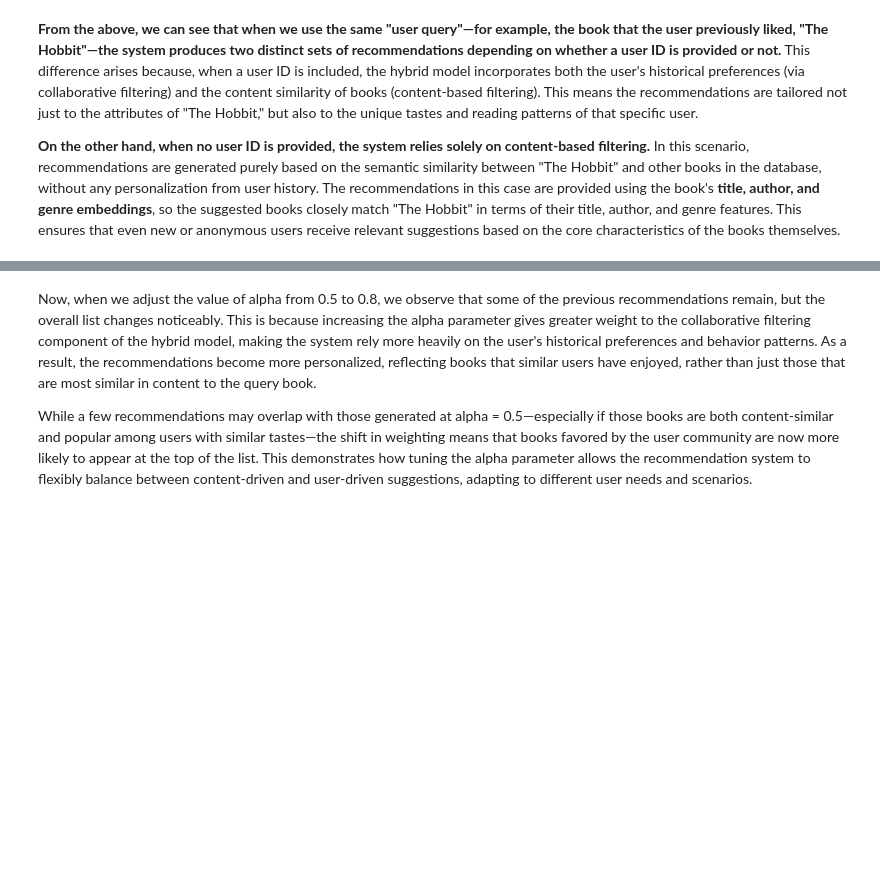
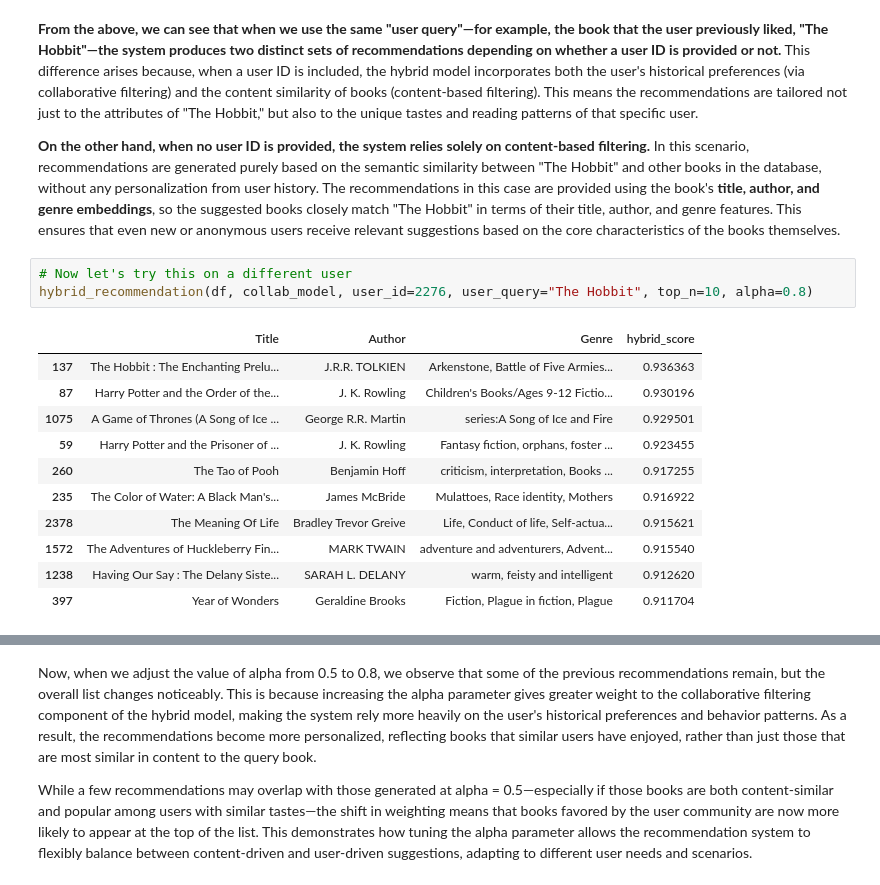
Before and after one commit to MiliThakrar/Book-Recommendations, a Jupyter notebook: notebooks/4. Advance Modeling.ipynb, the cells around one changed output, grey strips where cells are left out. Saved outputs shown, nothing was run; the diff lists cells and outputs as text; blank space fills up the shorter version.

```diff
--- a/notebooks/4. Advance Modeling.ipynb
+++ b/notebooks/4. Advance Modeling.ipynb
@@ -711,4 +752,19 @@ hybrid_recommendation(df, collab_model, user_id='8', user_query="The Hobbit", to
 **From the above, we can see that when we use the same "user query"—for example, the book that the user previously liked, "The Hobbit"—the system produces two distinct sets of recommendations depending on whether a user ID is provided or not.** This difference arises because, when a user ID is included, the hybrid model incorporates both the user's historical preferences (via collaborative filtering) and the content similarity of books (content-based filtering). This means the recommendations are tailored not just to the attributes of "The Hobbit," but also to the unique tastes and reading patterns of that specific user.
 
 **On the other hand, when no user ID is provided, the system relies solely on content-based filtering.** In this scenario, recommendations are generated purely based on the semantic similarity between "The Hobbit" and other books in the database, without any personalization from user history. The recommendations in this case are provided using the book's **title, author, and genre embeddings**, so the suggested books closely match "The Hobbit" in terms of their title, author, and genre features. This ensures that even new or anonymous users receive relevant suggestions based on the core characteristics of the books themselves.
+# %%
+# Now let's try this on a different user
+hybrid_recommendation(df, collab_model, user_id=2276, user_query="The Hobbit", top_n=10, alpha=0.8)
+# %% [output]
+|  | Title | Author | Genre | hybrid_score |
+| 137 | The Hobbit : The Enchanting Prelu... | J.R.R. TOLKIEN | Arkenstone, Battle of Five Armies... | 0.936363 |
+| 87 | Harry Potter and the Order of the... | J. K. Rowling | Children's Books/Ages 9-12 Fictio... | 0.930196 |
+| 1075 | A Game of Thrones (A Song of Ice ... | George R.R. Martin | series:A Song of Ice and Fire | 0.929501 |
+| 59 | Harry Potter and the Prisoner of ... | J. K. Rowling | Fantasy fiction, orphans, foster ... | 0.923455 |
+| 260 | The Tao of Pooh | Benjamin Hoff | criticism, interpretation, Books ... | 0.917255 |
+| 235 | The Color of Water: A Black Man's... | James McBride | Mulattoes, Race identity, Mothers | 0.916922 |
+| 2378 | The Meaning Of Life | Bradley Trevor Greive | Life, Conduct of life, Self-actua... | 0.915621 |
+| 1572 | The Adventures of Huckleberry Fin... | MARK TWAIN | adventure and adventurers, Advent... | 0.915540 |
+| 1238 | Having Our Say : The Delany Siste... | SARAH L. DELANY | warm, feisty and intelligent | 0.912620 |
+| 397 | Year of Wonders | Geraldine Brooks | Fiction, Plague in fiction, Plague | 0.911704 |
 # %%
```
Also changed, not shown: parts of 7 cells of this notebook.
